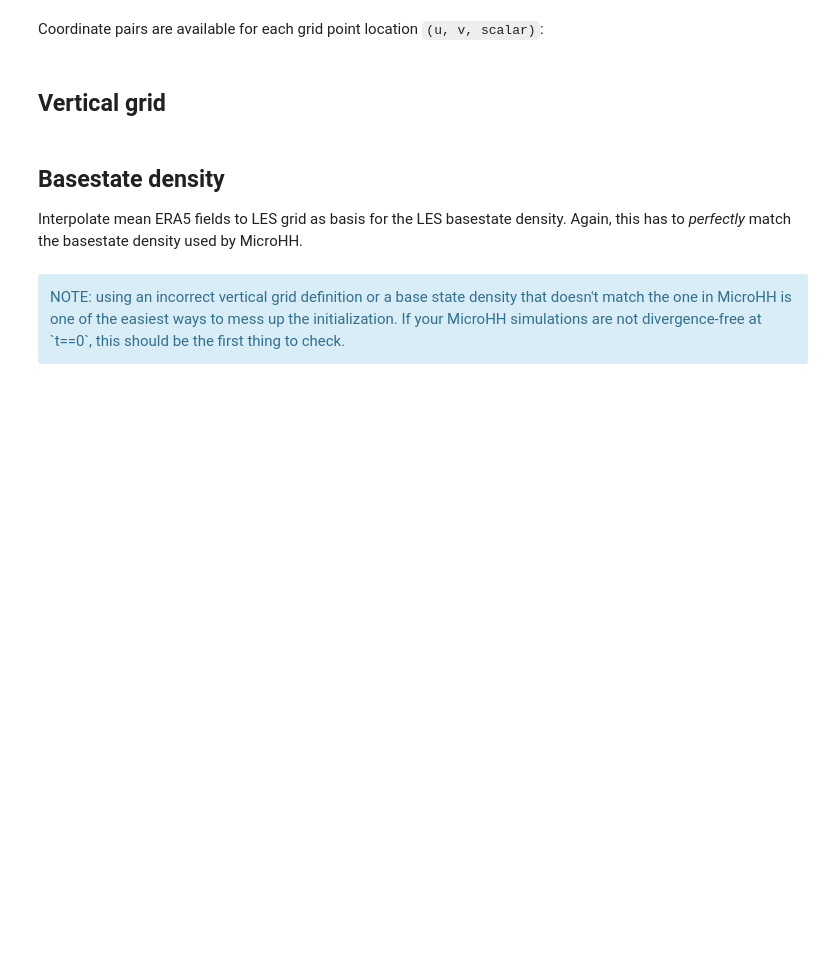
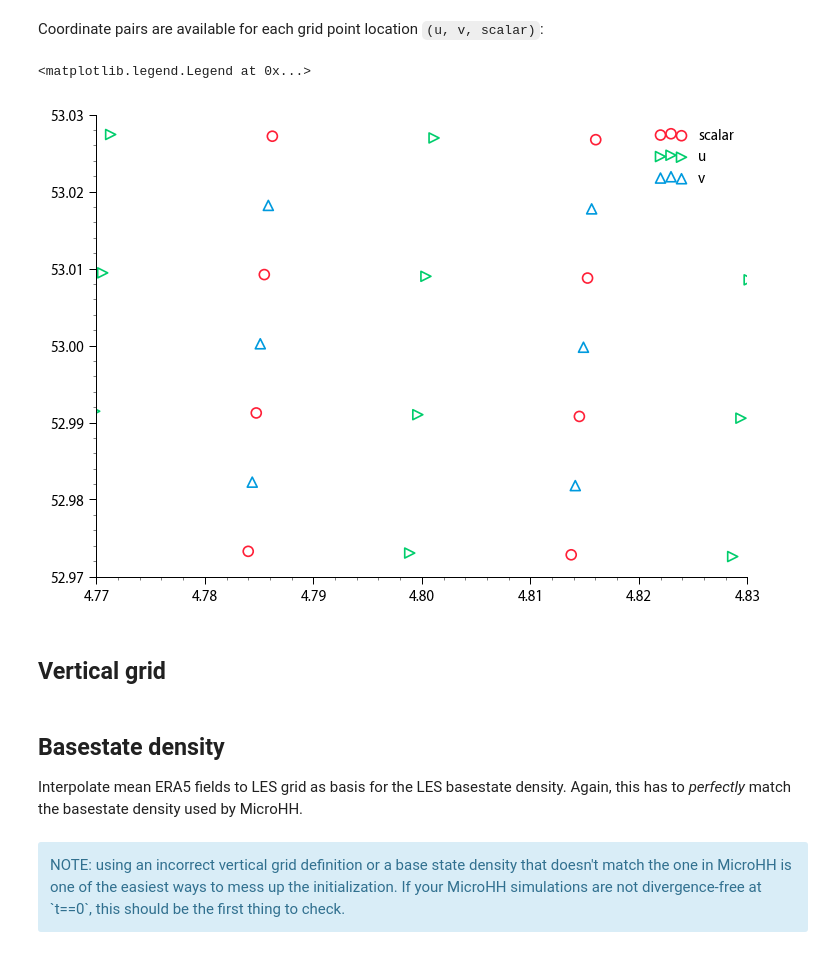
Before and after one commit to microhh/microhhpy, a Jupyter notebook: examples/init_from_era5.ipynb, the cells around one changed output. Drawn from its saved outputs; the diff is of its cells as text; code cells hidden in the pictures; blank space fills up the shorter version.

```diff
--- a/examples/init_from_era5.ipynb
+++ b/examples/init_from_era5.ipynb
@@ -75,16 +90,19 @@ print(dom0.proj.itot, dom0.proj_pad.itot)
 # %% [markdown]
 Coordinate pairs are available for each grid point location `(u, v, scalar)`:
 # %%
-#plt.figure()
-#
-#plt.scatter(dom0.proj.lon,   dom0.proj.lat,   marker='o', facecolor='none', edgecolor='C0', label='scalar')
-#plt.scatter(dom0.proj.lon_u, dom0.proj.lat_u, marker='>', facecolor='none', edgecolor='C1', label='u')
-#plt.scatter(dom0.proj.lon_v, dom0.proj.lat_v, marker='^', facecolor='none', edgecolor='C2', label='v')
-#
-#plt.xlim(dom0.proj.central_lon-0.03, dom0.proj.central_lon+0.03)
-#plt.ylim(dom0.proj.central_lat-0.03, dom0.proj.central_lat+0.03)
-#
-#plt.legend()
+plt.figure()
+
+plt.scatter(dom0.proj.lon,   dom0.proj.lat,   marker='o', facecolor='none', edgecolor='C0', label='scalar')
+plt.scatter(dom0.proj.lon_u, dom0.proj.lat_u, marker='>', facecolor='none', edgecolor='C1', label='u')
+plt.scatter(dom0.proj.lon_v, dom0.proj.lat_v, marker='^', facecolor='none', edgecolor='C2', label='v')
+
+plt.xlim(dom0.proj.central_lon-0.03, dom0.proj.central_lon+0.03)
+plt.ylim(dom0.proj.central_lat-0.03, dom0.proj.central_lat+0.03)
+
+plt.legend()
+# %% [output]
+<matplotlib.legend.Legend at 0x...>
+[figure, added]
 # %% [markdown]
 ## Vertical grid
 # %%
```
Also changed, not shown: parts of 5 cells of this notebook.
